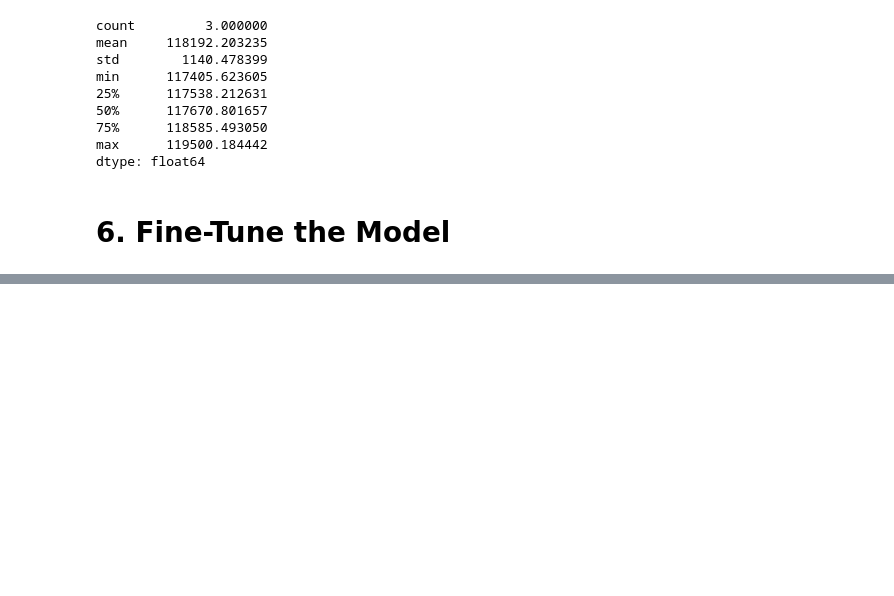
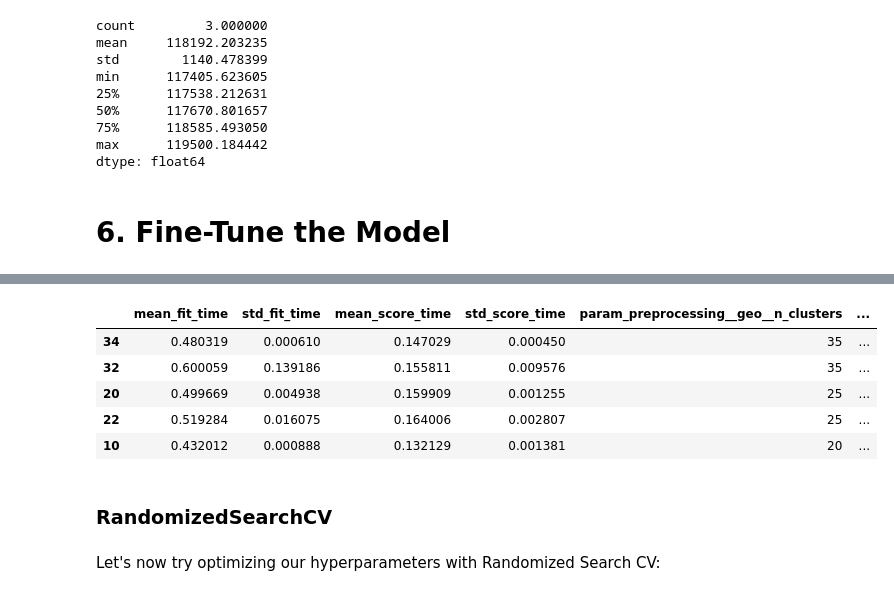
Before and after one commit to igolas0/Predicting-California-Housing-Prices, a Jupyter notebook: Predicting_California_Housing_Prices.ipynb, the cells around one changed output, grey strips where cells are left out. Drawn from its saved outputs; the diff is of its cells as text; code cells hidden in the pictures; blank space fills up the shorter version.

```diff
--- a/Predicting_California_Housing_Prices.ipynb
+++ b/Predicting_California_Housing_Prices.ipynb
@@ -537,0 +608,24 @@ TypeError: BaseEstimator.get_params() missing 1 required positional argument: 's
+# %%
+cv_res = pd.DataFrame(grid_search.cv_results_)
+cv_res.sort_values(by="mean_test_score", ascending=False, inplace=True)
+
+# extra code – these few lines of code just make the DataFrame look nicer
+#cv_res = cv_res[["param_preprocessing__geo__n_clusters","support_vector_machine__C",
+#                 "support_vector_machine__kernel", "split0_test_score",
+#                 "split1_test_score", "split2_test_score", "mean_test_score"]]
+#score_cols = ["split0", "split1", "split2", "mean_test_rmse"]
+#cv_res.columns = ["n_clusters", "C", "kernel"] + score_cols
+#cv_res[score_cols] = -cv_res[score_cols].round().astype(np.int64)
+
+cv_res.head()
+# %% [output]
+|  | mean_fit_time | std_fit_time | mean_score_time | std_score_time | param_preprocessing__geo__n_clusters | ... |
+| 34 | 0.480319 | 0.000610 | 0.147029 | 0.000450 | 35 | ... |
+| 32 | 0.600059 | 0.139186 | 0.155811 | 0.009576 | 35 | ... |
+| 20 | 0.499669 | 0.004938 | 0.159909 | 0.001255 | 25 | ... |
+| 22 | 0.519284 | 0.016075 | 0.164006 | 0.002807 | 25 | ... |
+| 10 | 0.432012 | 0.000888 | 0.132129 | 0.001381 | 20 | ... |
+# %% [markdown]
+### RandomizedSearchCV
+# %% [markdown]
+Let's now try optimizing our hyperparameters with Randomized Search CV:
```
Also changed, not shown: parts of 5 cells of this notebook.
